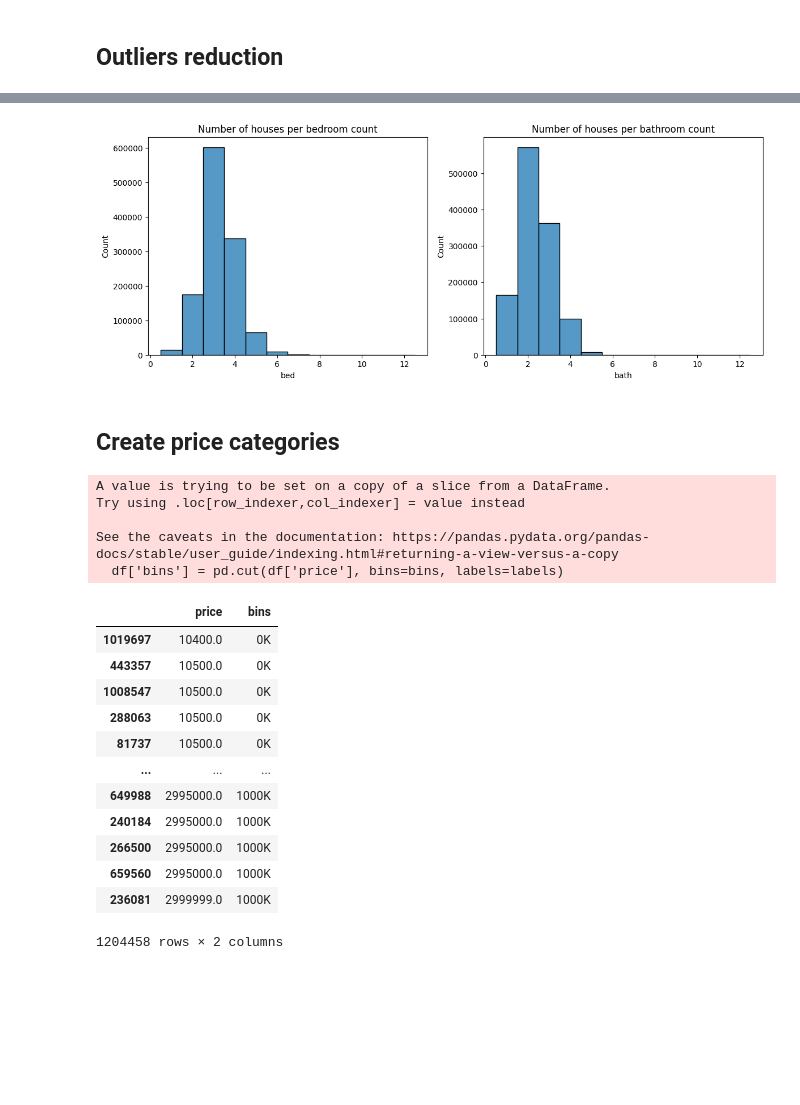
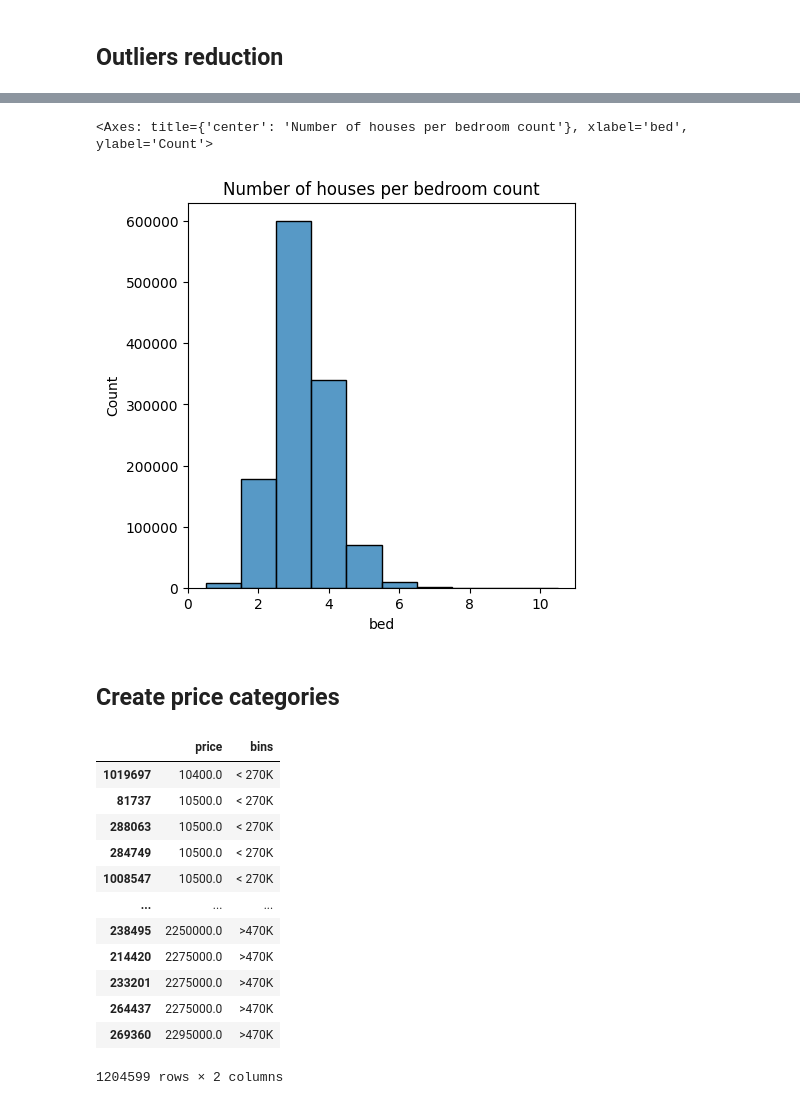
Before and after one commit to hungdojan/nml2024, a Jupyter notebook: main.ipynb, the cells around one changed output, grey strips where cells are left out. Drawn from its saved outputs; the diff is of its cells as text; code cells hidden in the pictures; blank space fills up the shorter version.

```diff
--- a/main.ipynb
+++ b/main.ipynb
@@ -83,12 +104,11 @@ In this section we will focus on two things:
 # drop rows with missing values
 df = df.dropna(subset=['price', 'state', 'zip_code', 'house_size', 'acre_lot'])
 df = df.loc[(df['bed'].notna()) & (df['bath'].notna())].reset_index(drop=True)
-df = df.drop(['city'], axis=1) # dropped as its tied to the zip code
 
 # fix some data
 df['brokered_by'] = df['brokered_by'].fillna(-1)
 df['street'] = df['street'].fillna(-1)
-df['prev_sold_date'] = df['prev_sold_date'].notna()
+df['prev_sold'] = df['prev_sold_date'].notna()
 df['zip_code'] = df['zip_code'].astype(int).astype(str)
 df['zip_code'] = df['zip_code'].str.pad(5, 'left', '0')
 df
@@ -110,11 +130,17 @@ df
 #### Optimize data types
 # %%
 df['brokered_by'] = df['brokered_by'].astype(int)
-df['status'] = df['status'].astype('category')
+df['for_sale'] = df['status'].astype('category').cat.rename_categories({'sold': 0, 'for_sale': 1})
 df['bed'] = df['bed'].astype(int)
 df['bath'] = df['bath'].astype(int)
 df['street'] = df['street'].astype(int)
 df['state'] = df['state'].astype('category')
+df['city'] = df['city'].astype('category')
+usa_state_mapping = {st:i for i, st in enumerate(df['state'].unique())}
+df['state'] = df['state'].cat.rename_categories(usa_state_mapping)
+usa_city_mapping = {st:i for i, st in enumerate(df['city'].unique())}
+df['city'] = df['city'].cat.rename_categories(usa_city_mapping)
+df = df.drop(['status', 'prev_sold_date'], axis=1)
 df.info()
 # %% [output]
 <class 'pandas.core.frame.DataFrame'>
@@ -138,5 +172,7 @@ memory usage: 86.9+ MB
 # %% [markdown]
 We manage to reduce the size of the dataset from **203.8MB+** to **86.9MB**.
+# %%
+df = df.drop(['city', 'zip_code', 'bath'], axis=1) # dropped as its tied to the zip code
 # %% [markdown]
 ## Statistics
 
@@ -242,12 +279,10 @@ _ = sns.boxplot(df, x='bath', ax=ax[1])
 # %%
 from sklearn.ensemble import IsolationForest
 
-df['status'] = df['status'].cat.rename_categories([0, 1])
-df['state'] = df['state'].cat.rename_categories(list(range(len(df['state'].unique()))))
-df = df.loc[(df['price'] > 1e4) & (df['price'] < 3e6) & (df['acre_lot'] > 0) & (df['house_size'] > 0) & (df['bed'] <= 15) & (df['bath'] <= 15)]
+df = df.loc[(df['price'] > 1e4) & (df['price'] < 3e6) & (df['acre_lot'] > 0) & (df['house_size'] > 0) & (df['bed'] <= 15)]
 
 iso = IsolationForest(contamination=0.1)
-outliers = iso.fit_predict(df[list(set(df.columns) - {'brokered_by', 'street', 'zip_code'})])
+outliers = iso.fit_predict(df[list(set(df.columns) - {'brokered_by', 'street'})])
 df['ISO'] = outliers
 df
 # %% [output]
@@ -290,35 +320,40 @@ _ = g.set_title("Number of houses per price range")
 # %%
-f, ax = plt.subplots(1, 2, figsize=(14, 5))
-ax[0].set_title("Number of houses per bedroom count")
-ax[1].set_title("Number of houses per bathroom count")
-sns.histplot(df, x='bed', ax=ax[0], discrete=True)
-_ = sns.histplot(df, x='bath', ax=ax[1], discrete=True)
+f, ax = plt.subplots(1, 1, figsize=(5, 5))
+ax.set_title("Number of houses per bedroom count")
+# ax[1].set_title("Number of houses per bathroom count")
+sns.histplot(df, x='bed', ax=ax, discrete=True)
+#_ = sns.histplot(df, x='bath', ax=ax[1], discrete=True)
 # %% [output]
+<Axes: title={'center': 'Number of houses per bedroom count'}, xlabel='bed', ylabel='Count'>
-[figure, old version]
+[figure, new version]
 # %% [markdown]
 ## Create price categories
 # %%
-bins = [0] + [100000 + i*50000 for i in range(19)] + [df['price'].max()]
-labels = [f"{i//1000}K" for i in bins[:-1]]
-df['bins'] = pd.cut(df['price'], bins=bins, labels=labels)
-df[['price', 'bins']].sort_values('price')
+# TODO: divide to categories, so that the data range will be pretty even for better training
+df2 = df.copy(deep=True)
+# bins = [0] + [250000 + i*250000 for i in range(4)] + [df['price'].max()]
+# bins = [0, 180000, 270000, 360000, 470000, 650000] + [df['price'].max()]
+bins = [0, 270000, 470000] + [df['price'].max()]
+
+# bins = [0, 360000, df['price'].max()]
+# labels = [f"{i//1000}K" for i in bins[:-1]]
+labels = ["< 270K", "270K - 470K", ">470K"]
+
+df2['bins'] = pd.cut(df2['price'], bins=bins, labels=labels)
+# df2['bins'] = pd.qcut(df2['price'], 3)
+df2[['price', 'bins']].sort_values('price')
 # %% [output]
+|  | price | bins |
+| 1019697 | 10400.0 | < 270K |
+| 81737 | 10500.0 | < 270K |
+| 288063 | 10500.0 | < 270K |
+| 284749 | 10500.0 | < 270K |
+| 1008547 | 10500.0 | < 270K |
+| ... | ... | ... |
+| 238495 | 2250000.0 | >470K |
+| 214420 | 2275000.0 | >470K |
+| 233201 | 2275000.0 | >470K |
+| 264437 | 2275000.0 | >470K |
+| 269360 | 2295000.0 | >470K |
-A value is trying to be set on a copy of a slice from a DataFrame.
-Try using .loc[row_indexer,col_indexer] = value instead
-
-See the caveats in the documentation: https://pandas.pydata.org/pandas-docs/stable/user_guide/indexing.html#returning-a-view-versus-a-copy
-  df['bins'] = pd.cut(df['price'], bins=bins, labels=labels)
+1204599 rows × 2 columns
-|  | price | bins |
-| 1019697 | 10400.0 | 0K |
-| 443357 | 10500.0 | 0K |
-| 1008547 | 10500.0 | 0K |
-| 288063 | 10500.0 | 0K |
-| 81737 | 10500.0 | 0K |
-| ... | ... | ... |
-| 649988 | 2995000.0 | 1000K |
-| 240184 | 2995000.0 | 1000K |
-| 266500 | 2995000.0 | 1000K |
-| 659560 | 2995000.0 | 1000K |
-| 236081 | 2999999.0 | 1000K |
-1204458 rows × 2 columns
 # %%
```
Also changed, not shown: parts of 34 cells of this notebook.
